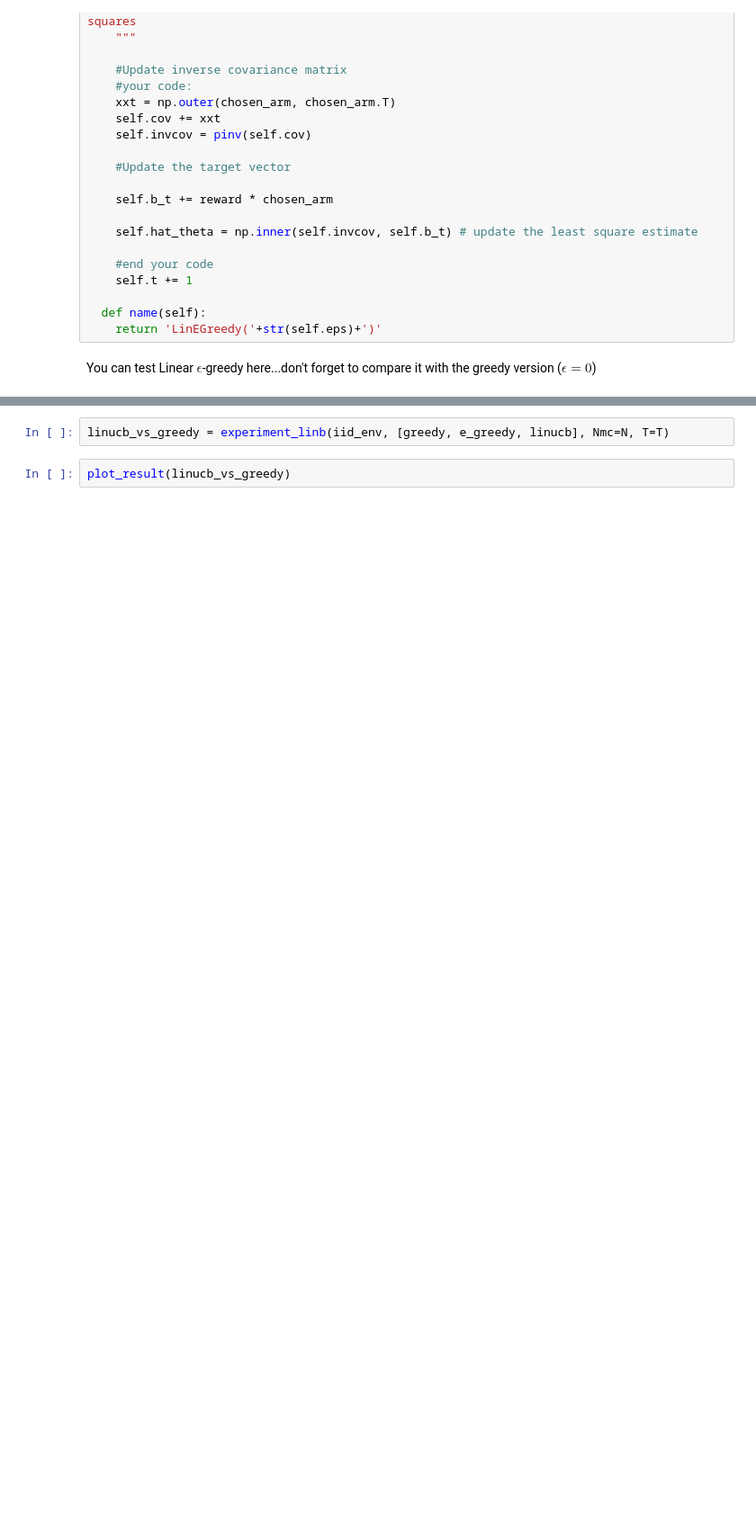
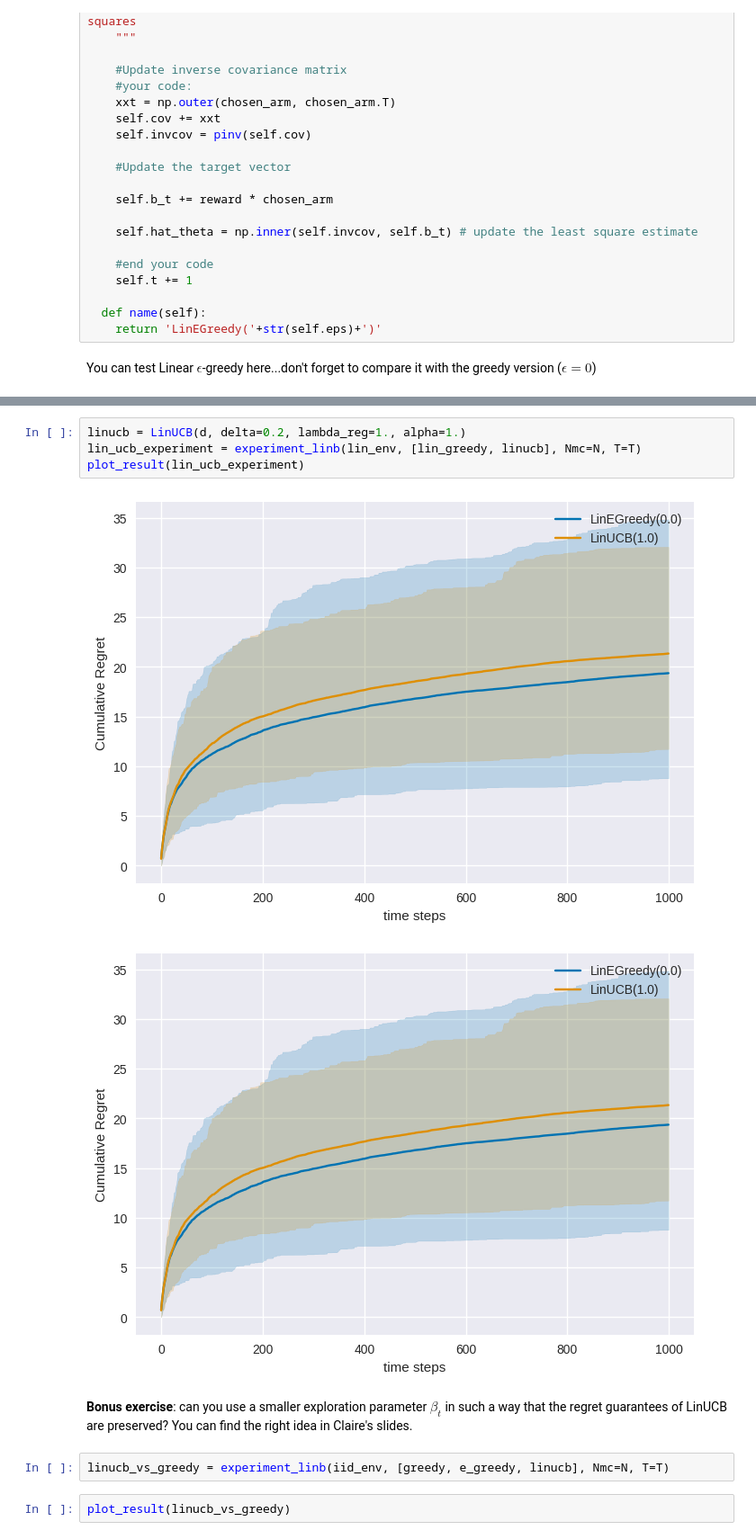
Before and after one commit to rlsummerschool/practical-sessions, a Jupyter notebook: notebooks/bandits_practice.ipynb, the cells around one changed output, grey strips where cells are left out. Shown at 90% size. Saved outputs shown, nothing was run; the diff lists cells and outputs as text; blank space fills up the shorter version.

```diff
--- a/notebooks/bandits_practice.ipynb
+++ b/notebooks/bandits_practice.ipynb
@@ -735,3 +743,12 @@ greedy = LinEpsilonGreedy(d, lambda_reg=1., eps=0.)
+# %%
+linucb = LinUCB(d, delta=0.2, lambda_reg=1., alpha=1.)
+lin_ucb_experiment = experiment_linb(lin_env, [lin_greedy, linucb], Nmc=N, T=T)
+plot_result(lin_ucb_experiment)
+# %% [output]
+[figure, added]
+[figure, added]
+# %% [markdown]
+**Bonus exercise**: can you use a smaller exploration parameter $\beta_t$ in such a way that the regret guarantees of LinUCB are preserved? You can find the right idea in Claire's slides.
 # %%
 linucb_vs_greedy = experiment_linb(iid_env, [greedy, e_greedy, linucb], Nmc=N, T=T)
 # %%
```
Also changed, not shown: parts of 17 cells of this notebook.
